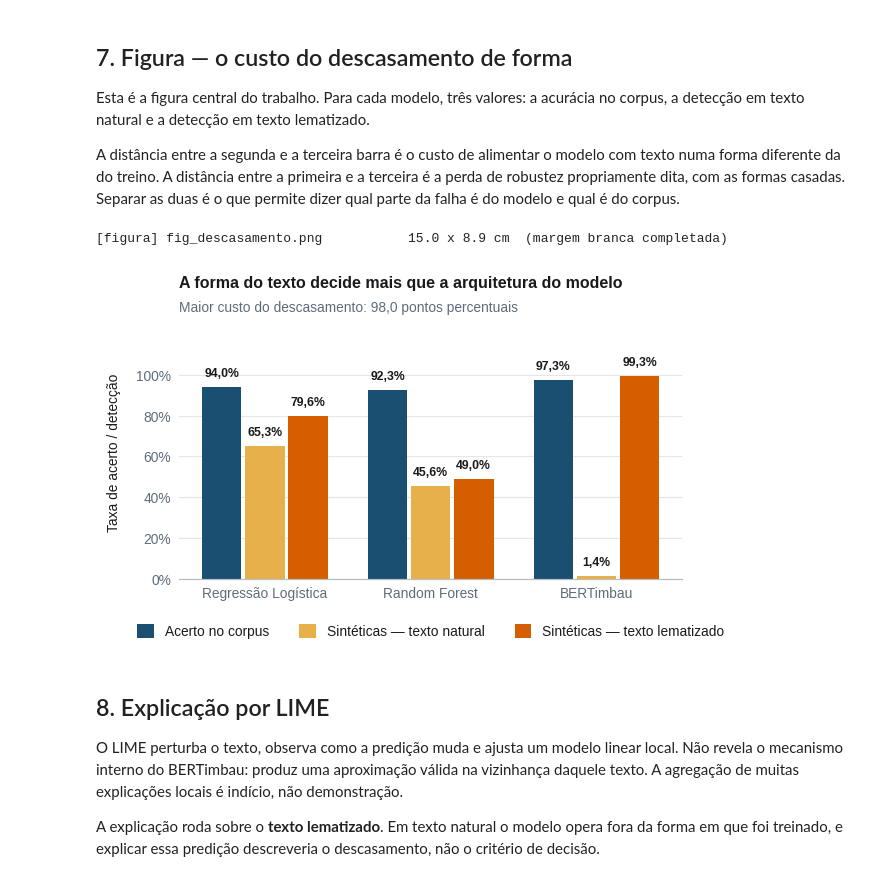
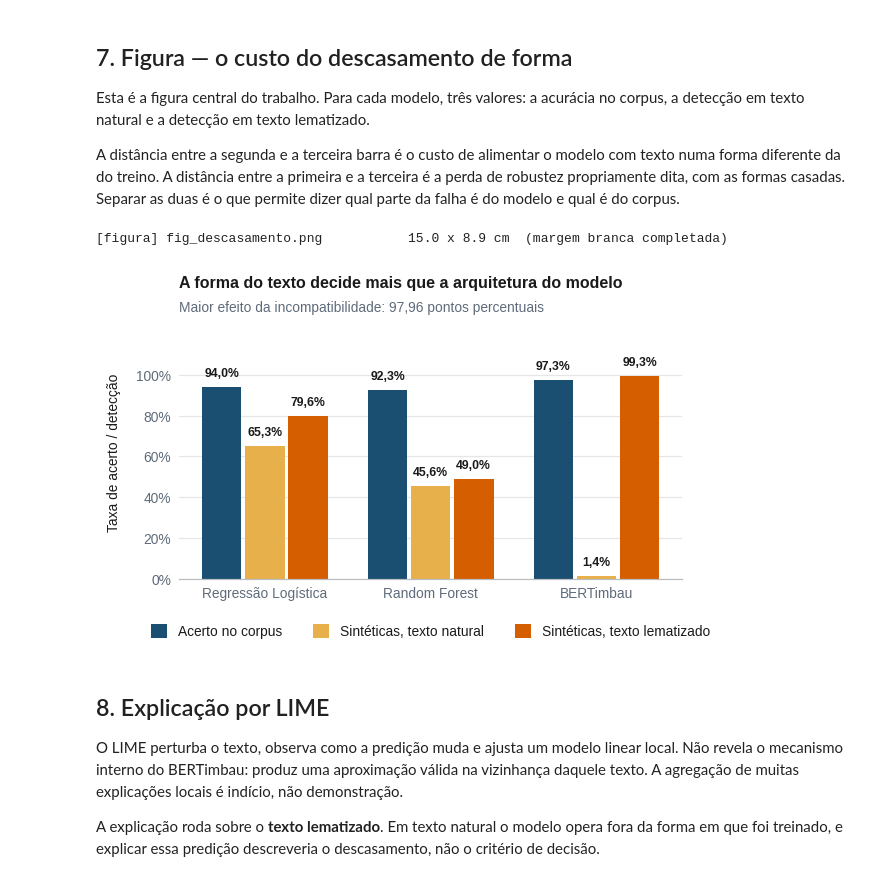
Before and after one commit to AliceFranca0/An-lise-de-Indicadores-de-Fake-News-Pt-Br, a Jupyter notebook: notebooks/Fase7_Robustez_Explicabilidade.ipynb, the cells around one changed output. Cells and saved outputs as stored; diff of their text form; code cells hidden in the pictures.

```diff
--- a/notebooks/Fase7_Robustez_Explicabilidade.ipynb
+++ b/notebooks/Fase7_Robustez_Explicabilidade.ipynb
@@ -842,27 +842,27 @@ A distância entre a segunda e a terceira barra é o custo de alimentar o modelo
 # %%
 c = pd.read_csv(arquivo('metricas_consolidadas.csv'), index_col=0)
 
 fig, ax = plt.subplots(figsize=(LARGURA, 7.6 * CM))
 barras_pareadas(ax, list(c.index),
                 [('Acerto no corpus', c['acuracia'].values, AZUL),
-                 ('Sintéticas — texto natural',
+                 ('Sintéticas, texto natural',
                   c['deteccao_natural'].values, AMBAR),
-                 ('Sintéticas — texto lematizado',
+                 ('Sintéticas, texto lematizado',
                   c['deteccao_lematizada'].values, LARANJA)],
                 fmt='{:.1%}')
 escala_percentual(ax, folga_topo=0.24)
 ax.set_ylabel('Taxa de acerto / detecção')
 legenda_abaixo(ax, ncols=3)
 
 pior = c['custo_descasamento_pp'].abs().max()
 titulo(ax, 'A forma do texto decide mais que a arquitetura do modelo',
-       'Maior custo do descasamento: ' + br('{:.1f}'.format(pior))
+          'Maior efeito da incompatibilidade: ' + br('{:.2f}'.format(pior))
        + ' pontos percentuais')
 salvar(fig, 'fig_descasamento')
 plt.show()
 # %% [output]
 [figura] fig_descasamento.png           15.0 x 8.9 cm  (margem branca completada)
-[figure, old version]
+[figure, new version]
 # %% [markdown]
 ## 8. Explicação por LIME
 
```
Also changed, not shown: parts of 2 cells of this notebook, 21 other files.
